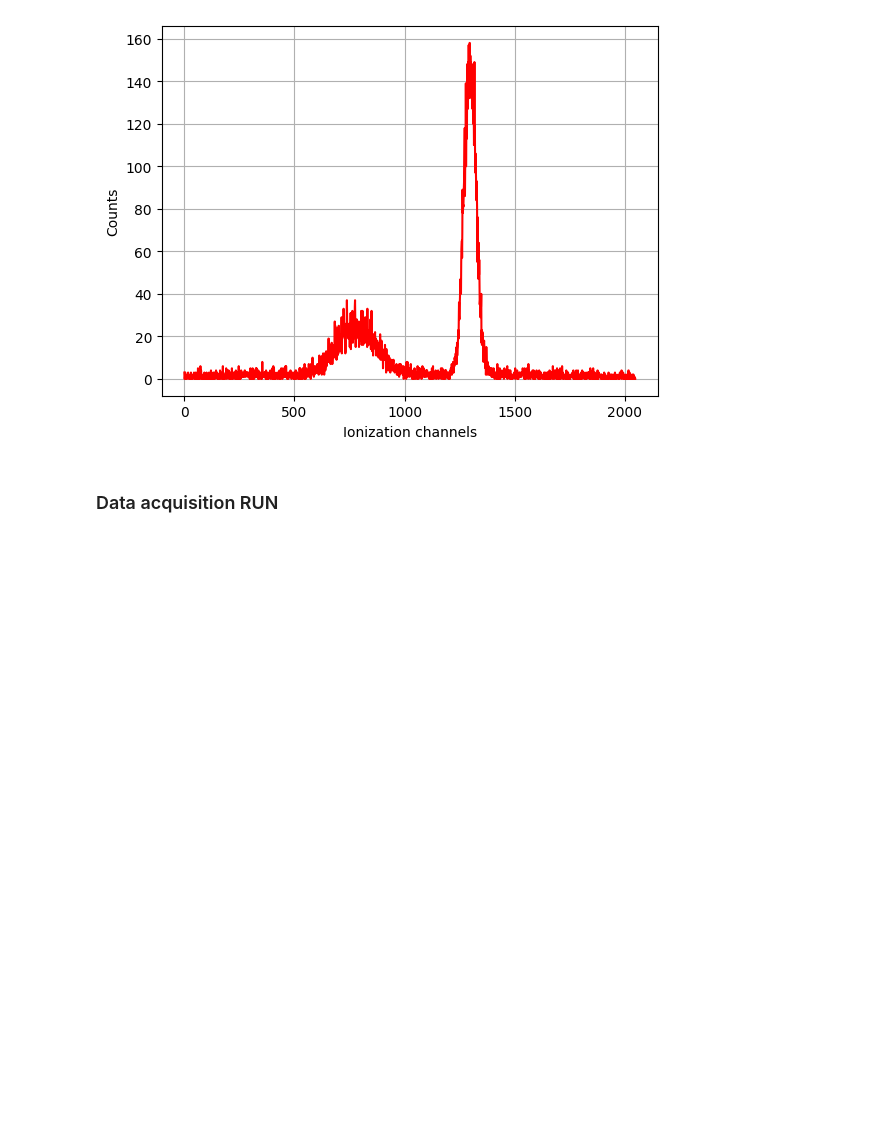
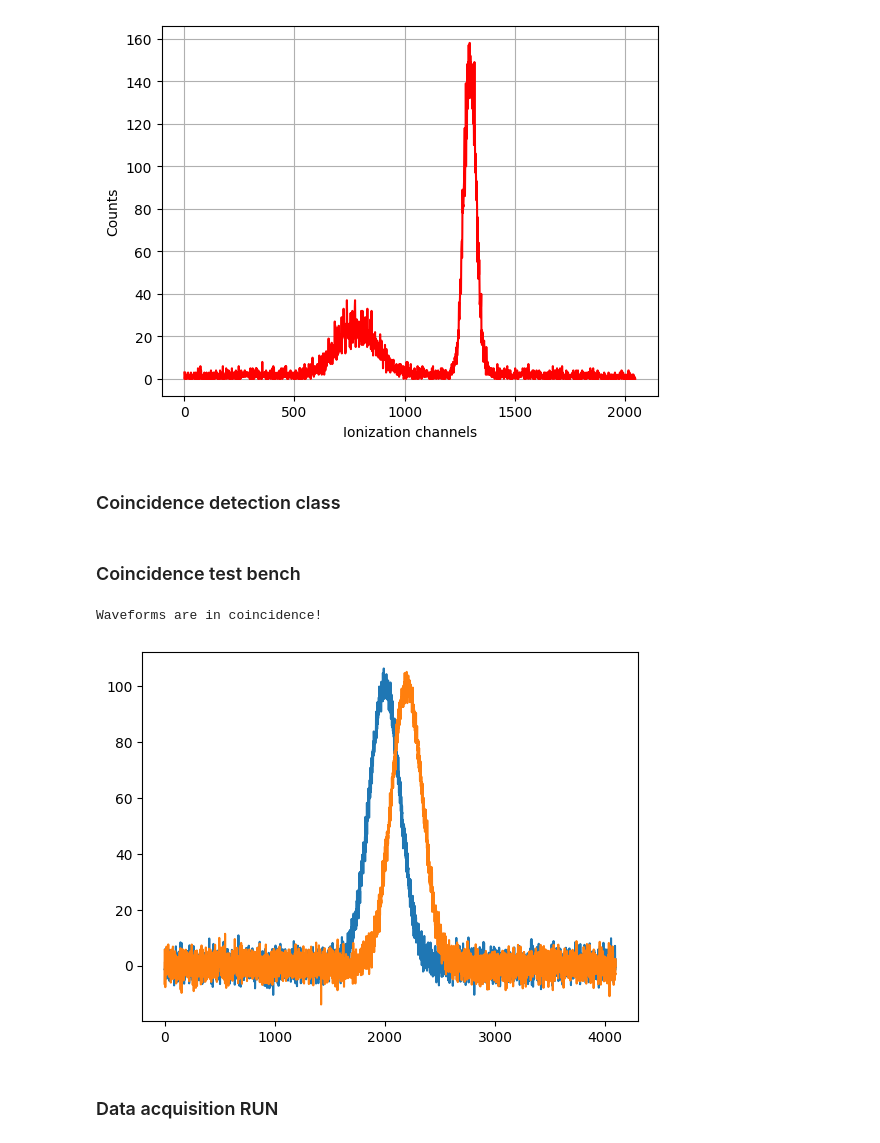
Before and after one commit to valeriopagliarino/MuCosmic, a Jupyter notebook: frontend/Software_MCA.ipynb, the cells around one changed output. Cells and saved outputs as stored; diff of their text form; code cells hidden in the pictures; blank space fills up the shorter version.

```diff
--- a/frontend/Software_MCA.ipynb
+++ b/frontend/Software_MCA.ipynb
@@ -152,3 +152,5 @@ for i in range(10000):
 mca.plot_spectrum()
 # %% [output]
 [figure]
+# %% [markdown]
+### Coincidence detection class
@@ -155,3 +195,25 @@ mca.plot_spectrum()
+# %% [markdown]
+### Coincidence test bench
+# %%
+detector = CoincidenceDetector(time_window=500)
+
+# Generate some fake data for two waveforms
+x = np.arange(0, 4096)
+waveform1 = np.exp(-((x-2000)/200)**2) * 100 + np.random.normal(size=4096, scale=3)
+waveform2 = np.exp(-((x-2200)/200)**2) * 100 + np.random.normal(size=4096, scale=3)
+plt.plot(waveform1)
+plt.plot(waveform2)
+
+# Check if the waveforms are in coincidence
+in_coincidence = detector.check_coincidence(waveform1, waveform2)
+
+if in_coincidence:
+    print("Waveforms are in coincidence!")
+else:
+    print("Waveforms are not in coincidence.")
+# %% [output]
+Waveforms are in coincidence!
+[figure, added]
 # %% [markdown]
 ### Data acquisition RUN
 # %%
```
Also changed, not shown: parts of 3 cells of this notebook.
